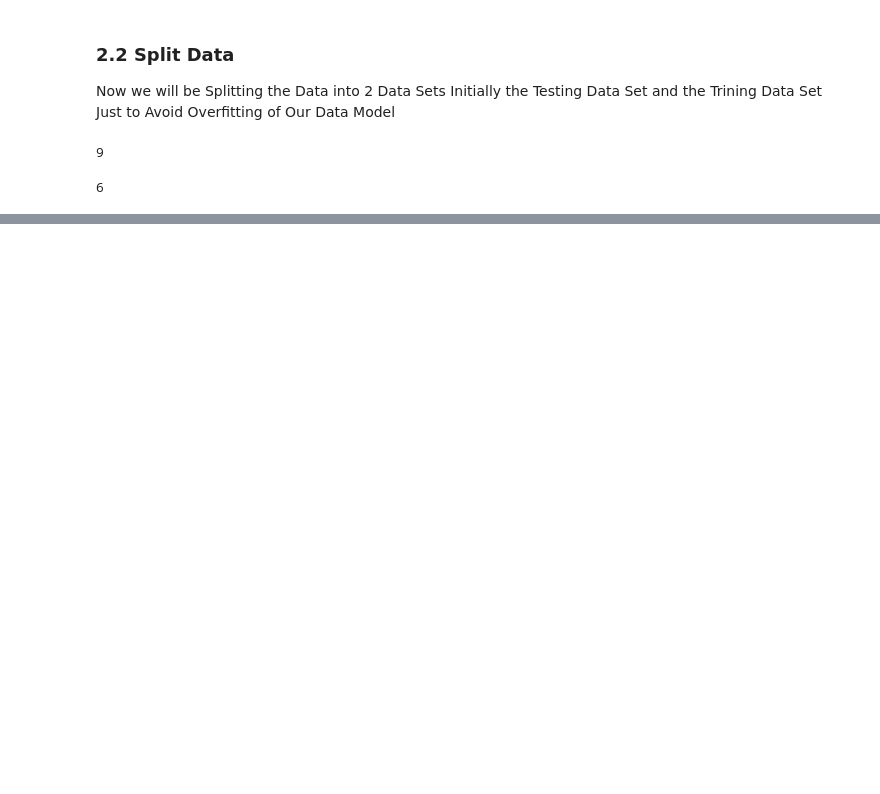
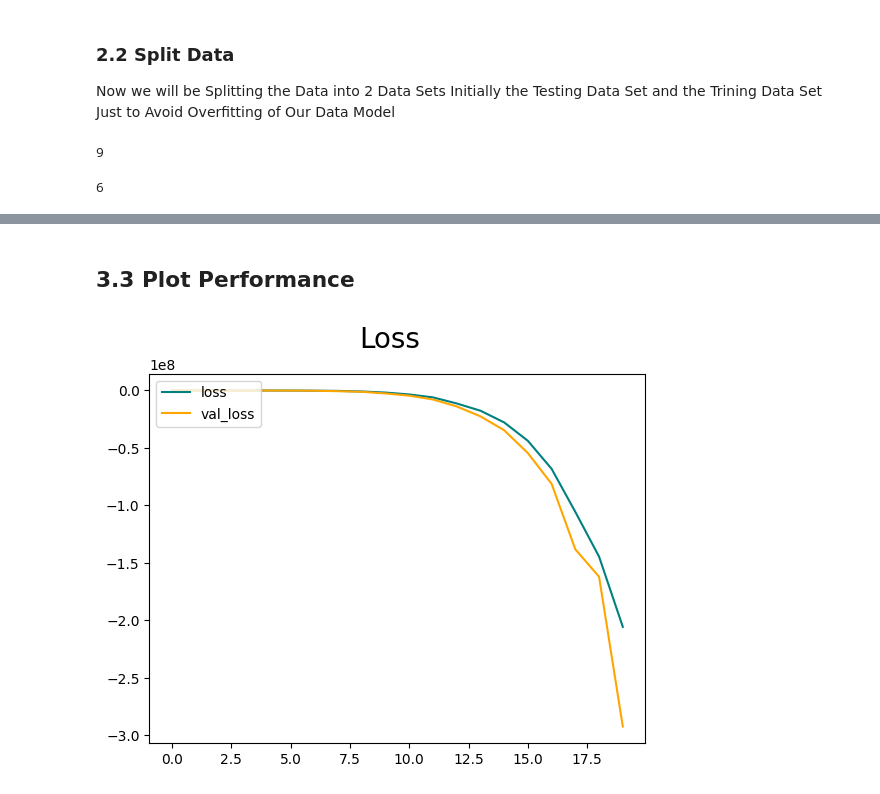
Before and after one commit to ArslanMehdi/ImageClassificationUsingCNN, a Jupyter notebook: Deep_CNN_Image_Classifier_.ipynb, the cells around one changed output, grey strips where cells are left out. Cells and saved outputs as stored; diff of their text form; code cells hidden in the pictures; blank space fills up the shorter version.

Commit message:
CNN implementation Complete but the Accuracy of the Model Is too Low

```diff
--- a/Deep_CNN_Image_Classifier_.ipynb
+++ b/Deep_CNN_Image_Classifier_.ipynb
@@ -257,0 +307,6 @@ len(train)
+# %%
+# Now after the Creation of the Model Now we need to Compile.
+# Now we will Provide it with the Optimizer(arg 1[adam])
+# Now as we are perfoaming the Binary Classification so the Loss will be Binary
+# The metric We want to Track is the Accuracy
+model.compile('adam',loss=tf.losses.BinaryCrossentropy(),metrics=['accuracy'])
@@ -257,0 +335,10 @@ len(train)
+# %%
+# Now we will Creating the Log Directory
+logdir = 'logs'
+# %%
+# These callbacks are Really Usefull if you want to save your model at a particular Check Point
+# Or logging
+tensorboard_callback = tf.keras.callbacks.TensorBoard(log_dir=logdir)
+# %%
+from keras import callbacks
+hist = model.fit(train, epochs=20, validation_data=val, callbacks=[tensorboard_callback] )
@@ -257,0 +363,12 @@ len(train)
+# %% [markdown]
+## 3.3 Plot Performance
+# %%
+from prompt_toolkit.shortcuts.progress_bar.formatters import Label
+fig = plt.figure()
+plt.plot(hist.history['loss'],color='teal', label='loss')
+plt.plot(hist.history['val_loss'], color='orange', label='val_loss')
+fig.suptitle('Loss',fontsize=20)
+plt.legend(loc='upper left')
+plt.show()
+# %% [output]
+[figure, added]
```
Also changed, not shown: parts of 15 cells of this notebook.
